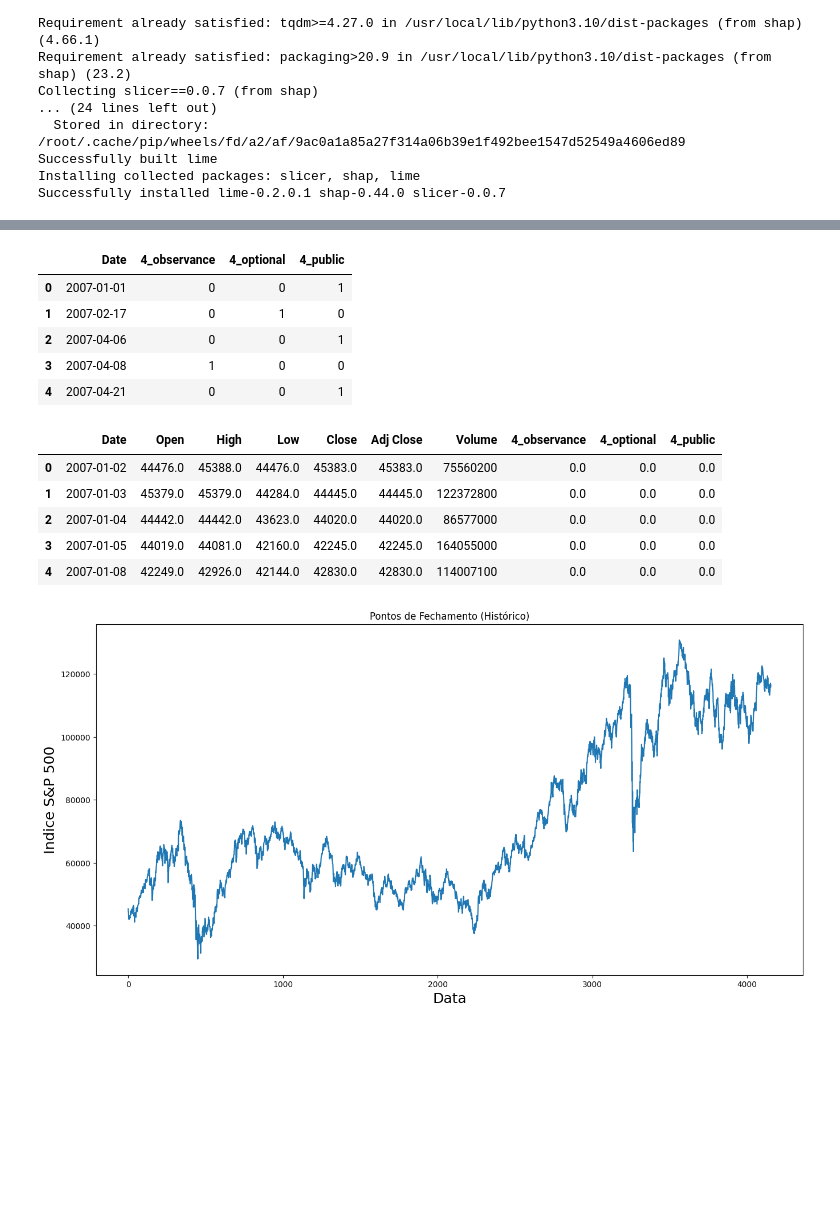
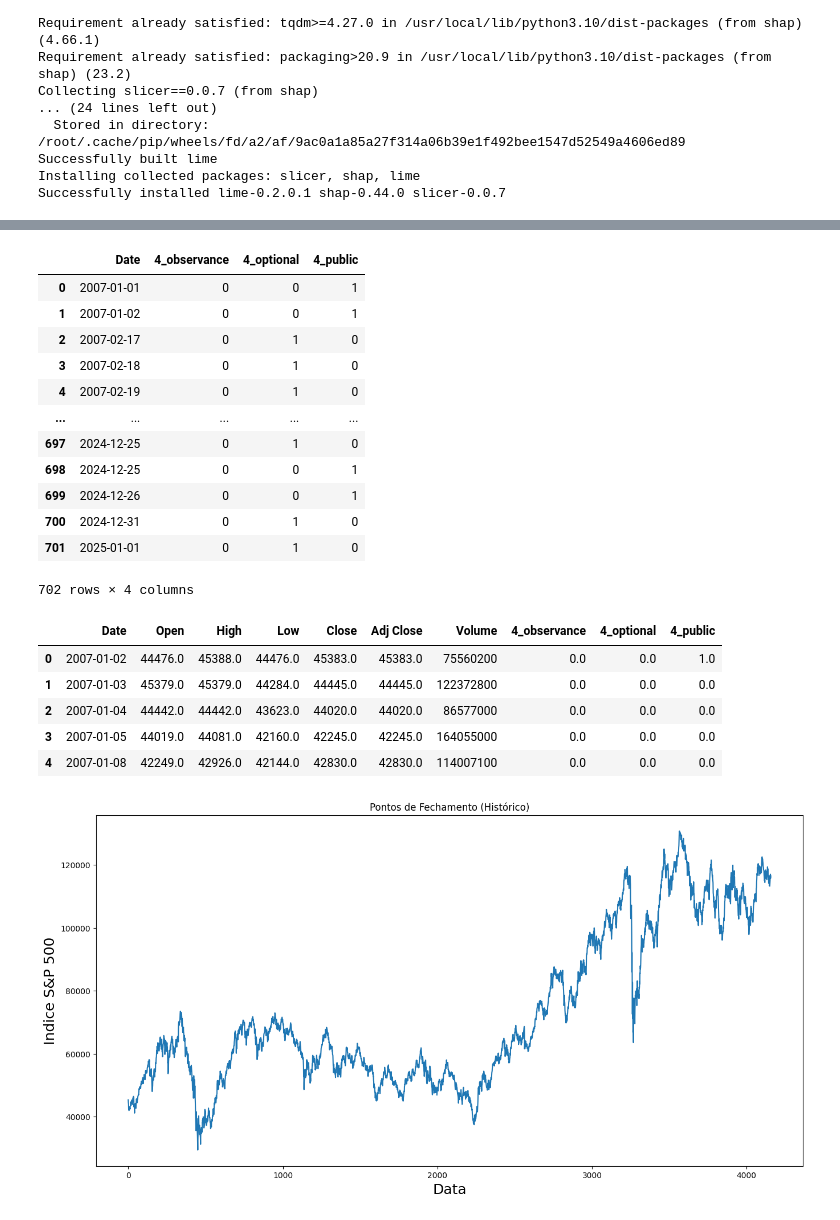
Before and after one commit to marreapato/Forecasting_Paper_XAI, a Jupyter notebook: stocks_type_lags/MultivariateStocks_Baseline_Com_Lags_tryingshaplime.ipynb, the cells around one changed output, grey strips where cells are left out. Drawn from its saved outputs; the diff is of its cells as text; code cells hidden in the pictures; blank space fills up the shorter version.

```diff
--- a/stocks_type_lags/MultivariateStocks_Baseline_Com_Lags_tryingshaplime.ipynb
+++ b/stocks_type_lags/MultivariateStocks_Baseline_Com_Lags_tryingshaplime.ipynb
@@ -53,16 +50,24 @@ non-resource variables are not supported in the long term
 # %%
 sheet_id = "19Qm-gxnILXY8QTBASGfwfxp6NsLMOLuEIVmJbQJF8r4"
 sheet_name = "structured_data"
 url = f"https://docs.google.com/spreadsheets/d/{sheet_id}/gviz/tq?tqx=out:csv&sheet={sheet_name}"
 feriados = pd.read_csv(url)
-feriados.head()
+feriados = feriados.drop("Unnamed: 4", axis = 1)
+feriados
 # %% [output]
 |  | Date | 4_observance | 4_optional | 4_public |
 | 0 | 2007-01-01 | 0 | 0 | 1 |
-| 1 | 2007-02-17 | 0 | 1 | 0 |
-| 2 | 2007-04-06 | 0 | 0 | 1 |
-| 3 | 2007-04-08 | 1 | 0 | 0 |
-| 4 | 2007-04-21 | 0 | 0 | 1 |
+| 1 | 2007-01-02 | 0 | 0 | 1 |
+| 2 | 2007-02-17 | 0 | 1 | 0 |
+| 3 | 2007-02-18 | 0 | 1 | 0 |
+| 4 | 2007-02-19 | 0 | 1 | 0 |
+| ... | ... | ... | ... | ... |
+| 697 | 2024-12-25 | 0 | 1 | 0 |
+| 698 | 2024-12-25 | 0 | 0 | 1 |
+| 699 | 2024-12-26 | 0 | 0 | 1 |
+| 700 | 2024-12-31 | 0 | 1 | 0 |
+| 701 | 2025-01-01 | 0 | 1 | 0 |
+702 rows × 4 columns
 # %%
 data.reset_index(inplace=True)
 # %%
@@ -77,7 +82,7 @@ data['4_optional'] = data['4_optional'].fillna(0)
 data.head()
 # %% [output]
 |  | Date | Open | High | Low | Close | Adj Close | Volume | 4_observance | 4_optional | 4_public |
-| 0 | 2007-01-02 | 44476.0 | 45388.0 | 44476.0 | 45383.0 | 45383.0 | 75560200 | 0.0 | 0.0 | 0.0 |
+| 0 | 2007-01-02 | 44476.0 | 45388.0 | 44476.0 | 45383.0 | 45383.0 | 75560200 | 0.0 | 0.0 | 1.0 |
 | 1 | 2007-01-03 | 45379.0 | 45379.0 | 44284.0 | 44445.0 | 44445.0 | 122372800 | 0.0 | 0.0 | 0.0 |
 | 2 | 2007-01-04 | 44442.0 | 44442.0 | 43623.0 | 44020.0 | 44020.0 | 86577000 | 0.0 | 0.0 | 0.0 |
 | 3 | 2007-01-05 | 44019.0 | 44081.0 | 42160.0 | 42245.0 | 42245.0 | 164055000 | 0.0 | 0.0 | 0.0 |
```
Also changed, not shown: parts of 28 cells of this notebook.
